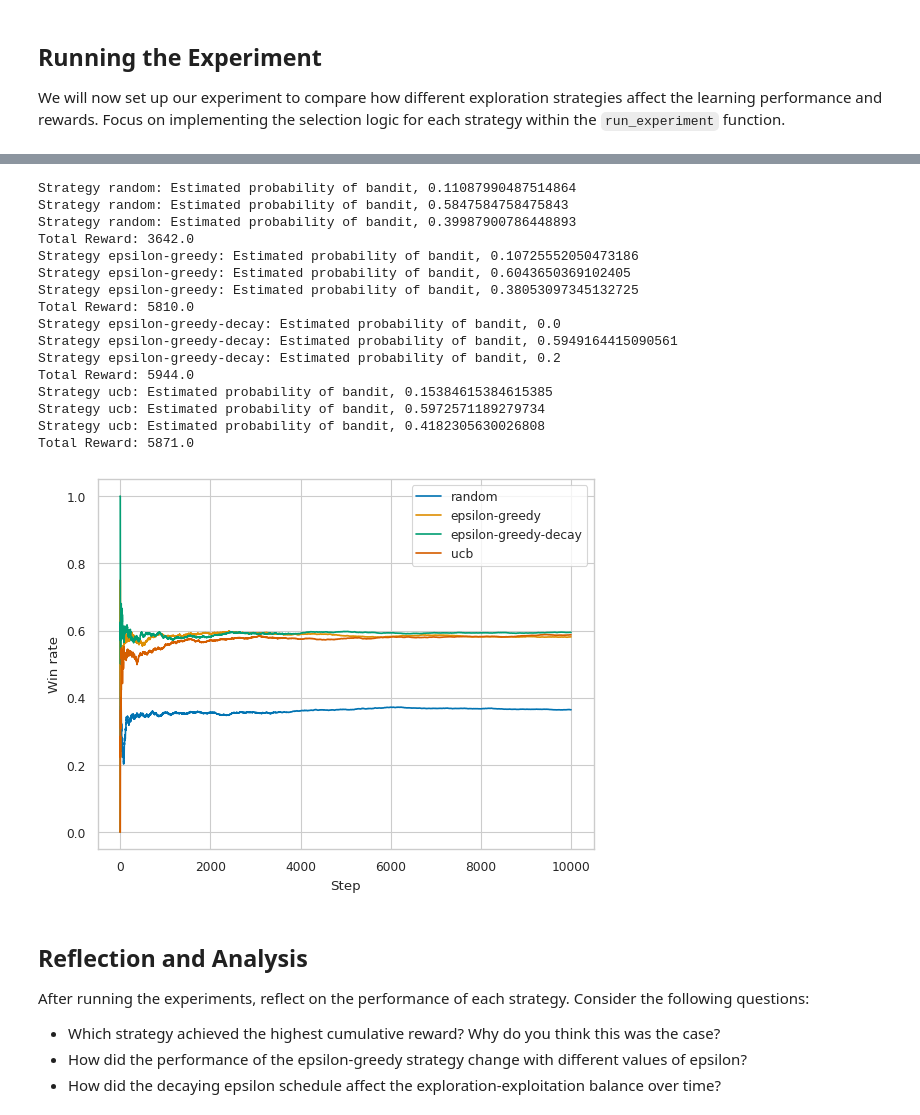
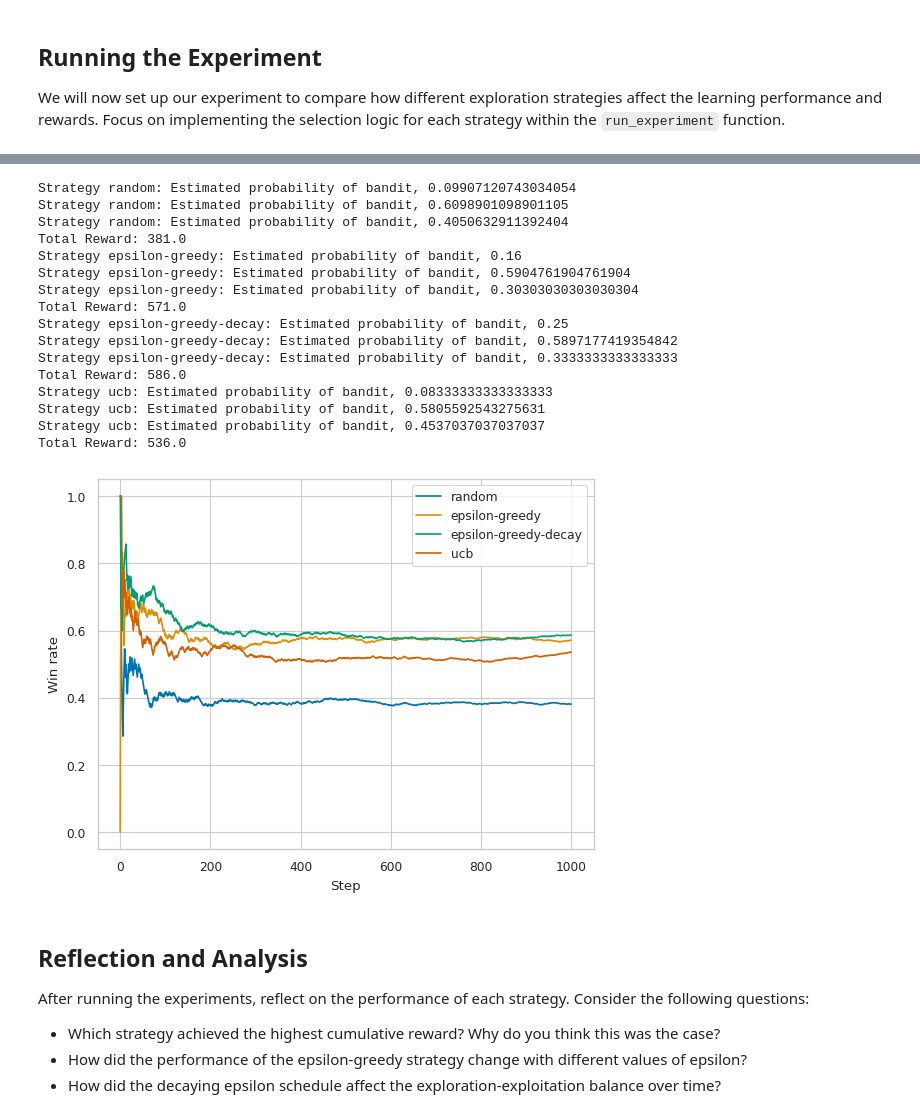
Before and after one commit to yzdn13l/COS-435-Intro-to-RL, a Jupyter notebook: hw/HW1/hw1.ipynb, the cells around one changed output, grey strips where cells are left out. Cells and saved outputs as stored; diff of their text form; code cells hidden in the pictures.

```diff
--- a/hw/HW1/hw1.ipynb
+++ b/hw/HW1/hw1.ipynb
@@ -178,34 +178,34 @@ Total Reward: 701.0
 # %%
 # Example usage
 bandit_probs = [0.1, 0.6, 0.4]  # Define the probabilities of winning for each bandit
-N = 10000  # Number of rounds to play
+N = 1000  # Number of rounds to play
 
 # Run experiments with different strategies
 for strategy in ["random", "epsilon-greedy", "epsilon-greedy-decay", "ucb"]:
     run_experiment(bandit_probs, N, strategy=strategy)
 
 plt.xlabel('Step')
 plt.ylabel('Win rate')
 plt.legend()
-plt.show()
+plt.savefig('bandit_4d2.png')
 # %% [output]
-Strategy random: Estimated probability of bandit, 0.11087990487514864
-Strategy random: Estimated probability of bandit, 0.5847584758475843
-Strategy random: Estimated probability of bandit, 0.39987900786448893
-Total Reward: 3642.0
-Strategy epsilon-greedy: Estimated probability of bandit, 0.10725552050473186
-Strategy epsilon-greedy: Estimated probability of bandit, 0.6043650369102405
-Strategy epsilon-greedy: Estimated probability of bandit, 0.38053097345132725
-Total Reward: 5810.0
-Strategy epsilon-greedy-decay: Estimated probability of bandit, 0.0
-Strategy epsilon-greedy-decay: Estimated probability of bandit, 0.5949164415090561
-Strategy epsilon-greedy-decay: Estimated probability of bandit, 0.2
-Total Reward: 5944.0
-Strategy ucb: Estimated probability of bandit, 0.15384615384615385
-Strategy ucb: Estimated probability of bandit, 0.5972571189279734
-Strategy ucb: Estimated probability of bandit, 0.4182305630026808
-Total Reward: 5871.0
+Strategy random: Estimated probability of bandit, 0.09907120743034054
+Strategy random: Estimated probability of bandit, 0.6098901098901105
+Strategy random: Estimated probability of bandit, 0.4050632911392404
+Total Reward: 381.0
+Strategy epsilon-greedy: Estimated probability of bandit, 0.16
+Strategy epsilon-greedy: Estimated probability of bandit, 0.5904761904761904
+Strategy epsilon-greedy: Estimated probability of bandit, 0.30303030303030304
+Total Reward: 571.0
+Strategy epsilon-greedy-decay: Estimated probability of bandit, 0.25
+Strategy epsilon-greedy-decay: Estimated probability of bandit, 0.5897177419354842
+Strategy epsilon-greedy-decay: Estimated probability of bandit, 0.3333333333333333
+Total Reward: 586.0
+Strategy ucb: Estimated probability of bandit, 0.08333333333333333
+Strategy ucb: Estimated probability of bandit, 0.5805592543275631
+Strategy ucb: Estimated probability of bandit, 0.4537037037037037
+Total Reward: 536.0
-[figure, old version]
+[figure, new version]
 # %% [markdown]
 ## Reflection and Analysis
 
```
Also changed, not shown: parts of 1 cell of this notebook, 2 other files.
